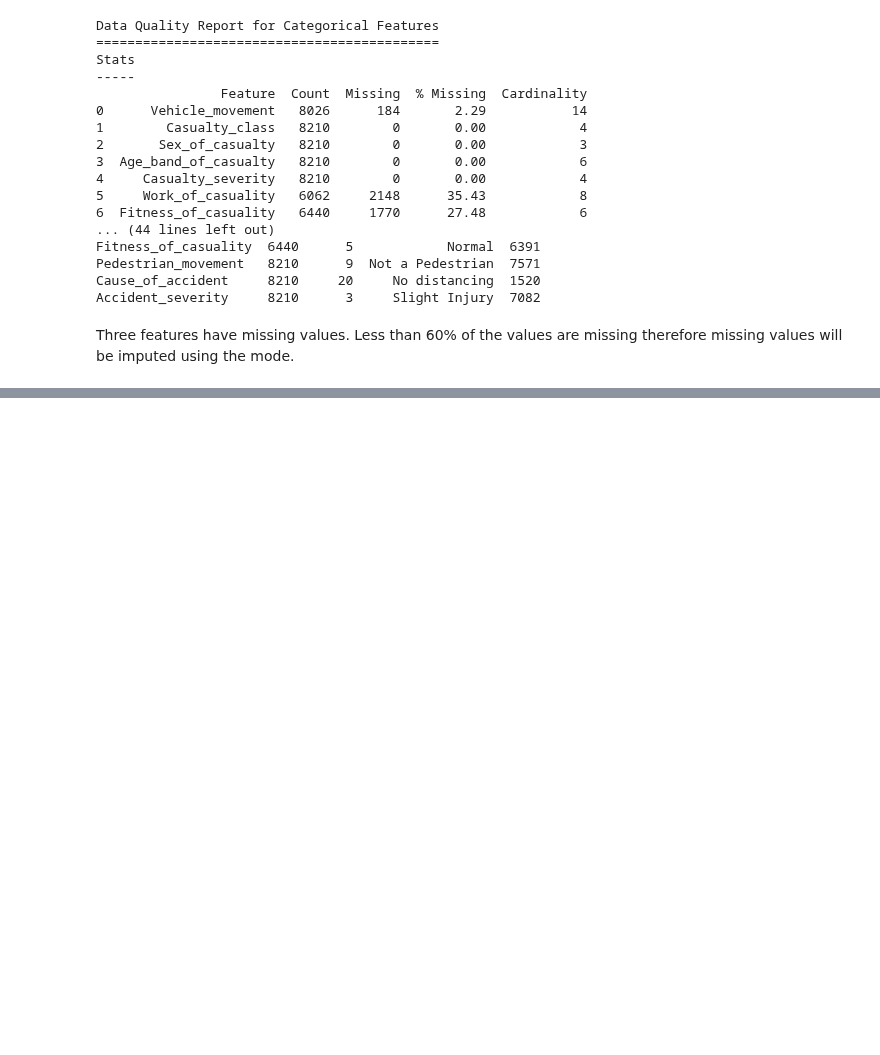
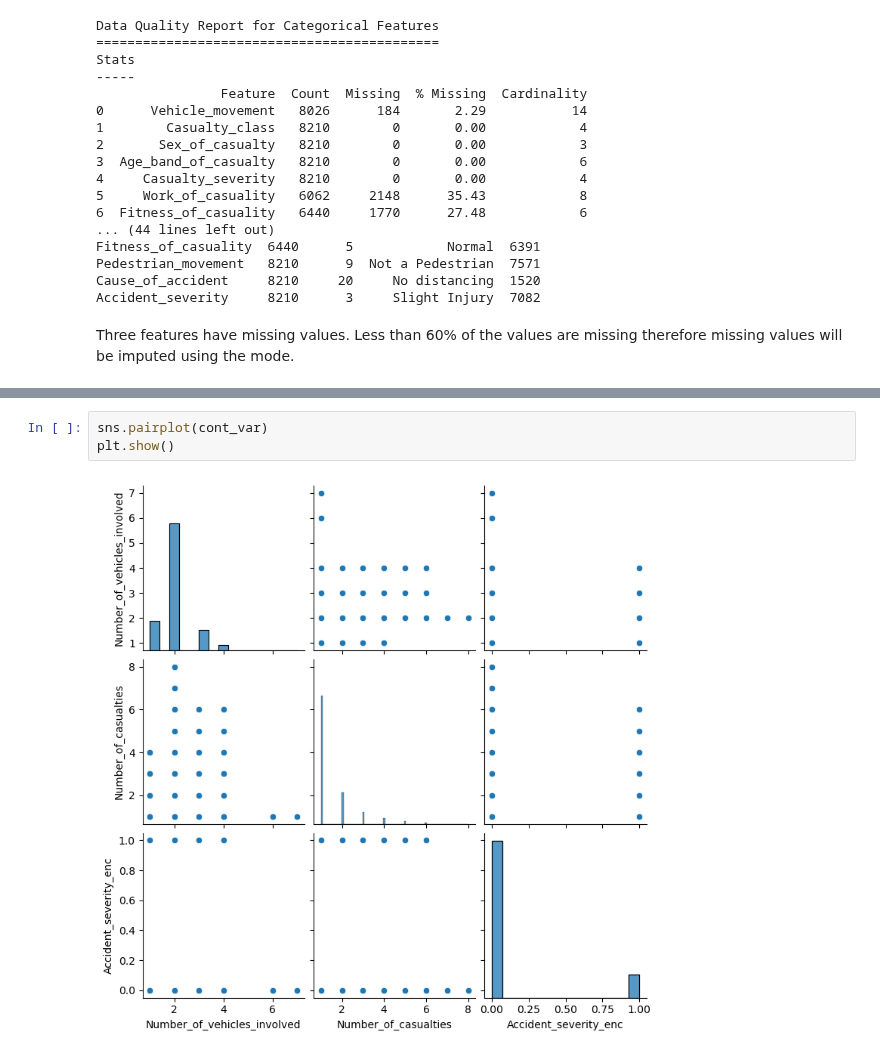
Before and after one commit to junclemente/ADS502-FinalProject, a Jupyter notebook: jun/eda.ipynb, the cells around one changed output, grey strips where cells are left out. Cells and saved outputs as stored; diff of their text form; blank space fills up the shorter version.

```diff
--- a/jun/eda.ipynb
+++ b/jun/eda.ipynb
@@ -169,0 +267,5 @@ ValueError: 2
+# %%
+sns.pairplot(cont_var)
+plt.show()
+# %% [output]
+[figure, added]
```
Also changed, not shown: parts of 15 cells of this notebook.
